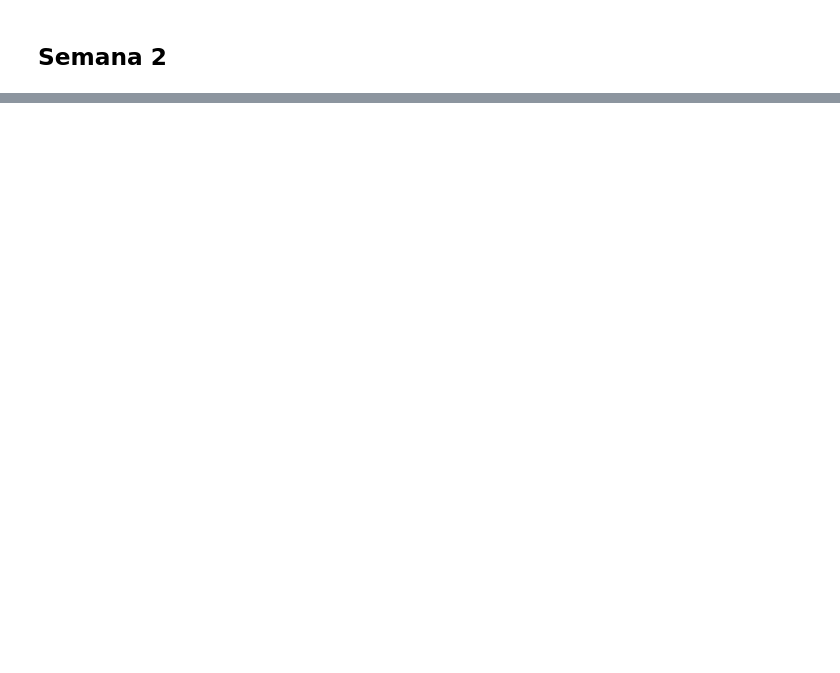
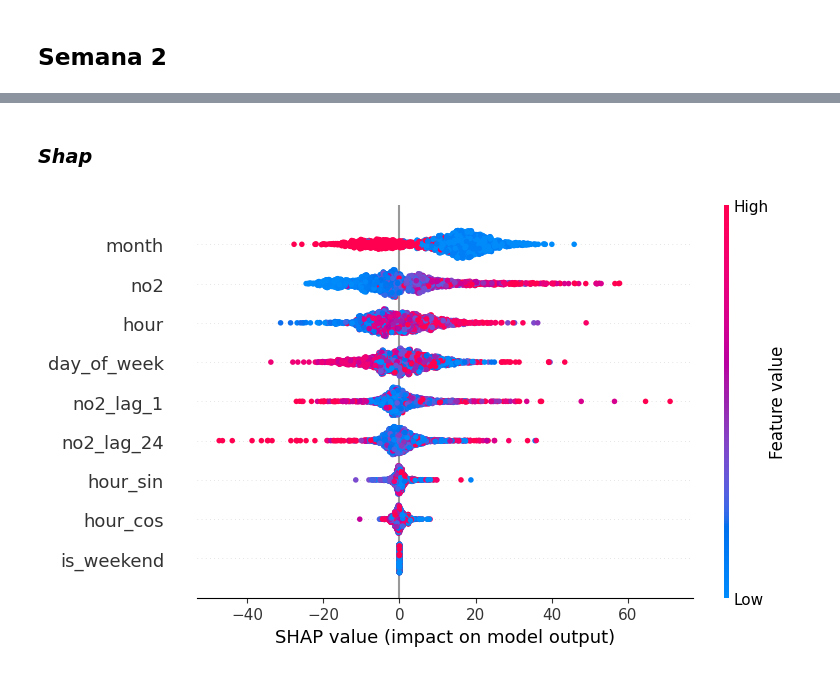
Before and after one commit to GuillenteN/Air-Quality-AI-Predictor, a Jupyter notebook: notebooks/proyecto.ipynb, the cells around one changed output, grey strips where cells are left out. Cells and saved outputs as stored; diff of their text form; code cells hidden in the pictures; blank space fills up the shorter version.

```diff
--- a/notebooks/proyecto.ipynb
+++ b/notebooks/proyecto.ipynb
@@ -192,0 +319,9 @@ df = df.dropna()
+# %% [markdown]
+### ***Shap***
+# %%
+explainer = shap.Explainer(model)
+shap_values = explainer(X_test)
+
+shap.plots.beeswarm(shap_values)
+# %% [output]
+[figure, added]
```
Also changed, not shown: parts of 37 cells of this notebook, 3 other files.
